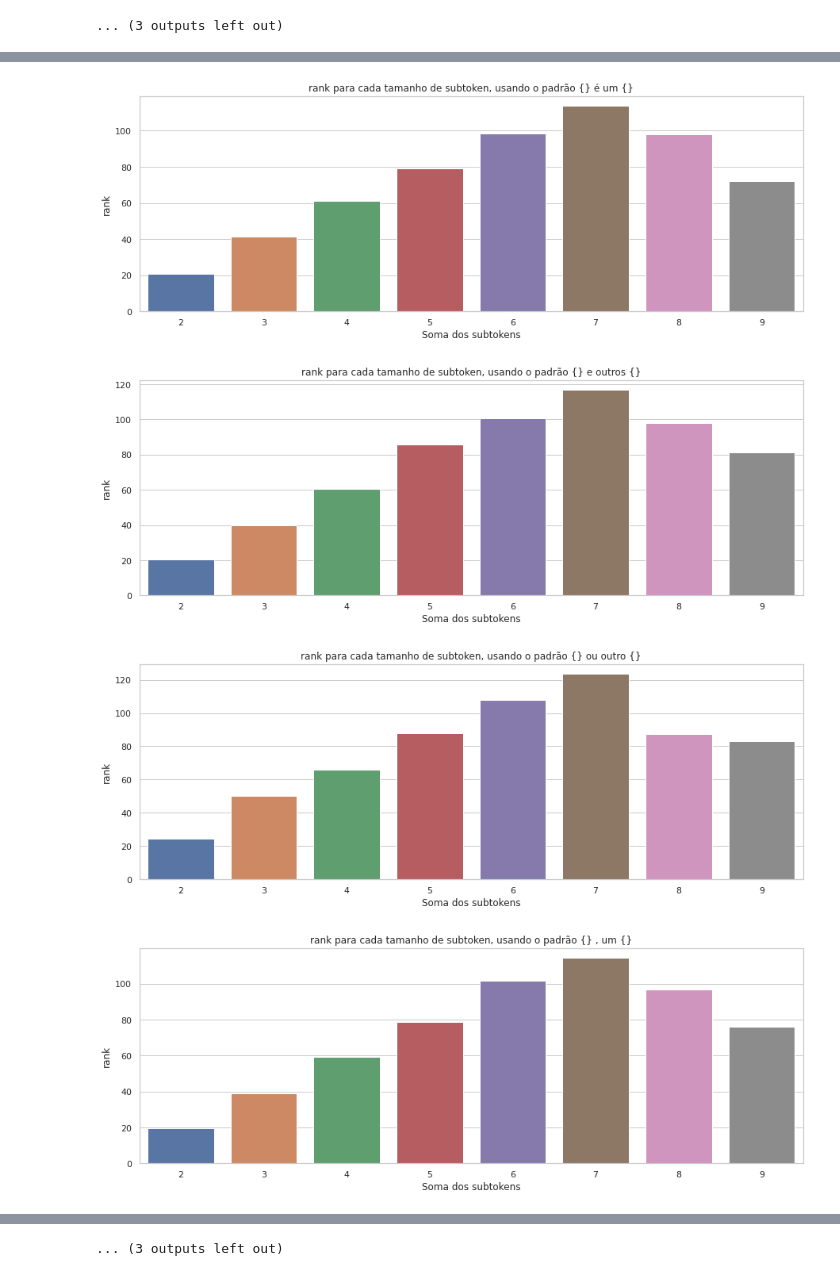
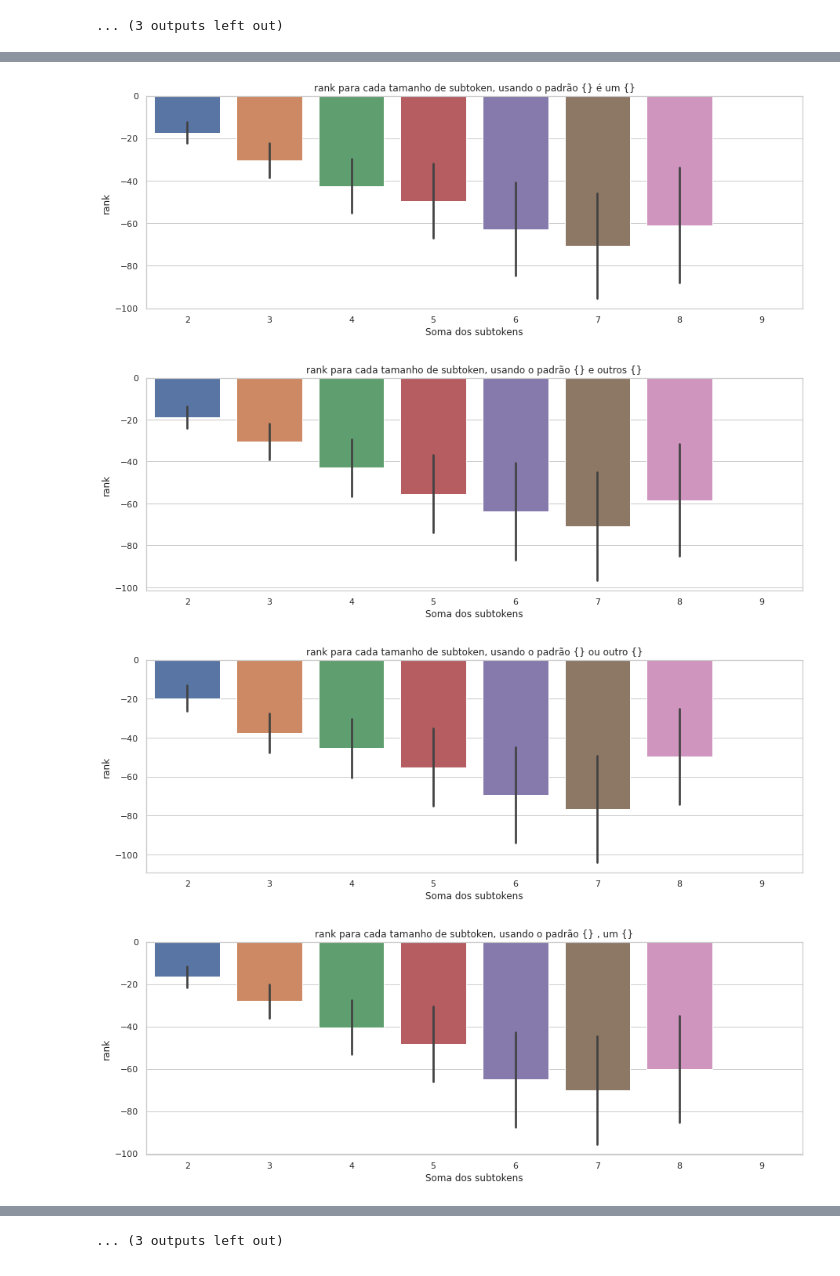
Before and after one commit to eraldoluis/hyper_bert, a Jupyter notebook: nb/pair_score_n-subtoken_z-score-logsumexp.ipynb, the cells around one changed output, grey strips where cells are left out. Cells and saved outputs as stored; diff of their text form; code cells hidden in the pictures.

```diff
--- a/nb/pair_score_n-subtoken_z-score-logsumexp.ipynb
+++ b/nb/pair_score_n-subtoken_z-score-logsumexp.ipynb
@@ -127,7 +131,7 @@ for p in pattern_unique:
 # %%
 #rank soma_total - Z
 
-df['rank'] = df['soma_total'] = df['Z']
+df['rank'] = df['soma_total'] - df['Z']
 
 
 for p in pattern_unique:
@@ -141,4 +145,4 @@ for p in pattern_unique:
-[figure, old version]
+[figure, new version]
-[figure, old version]
+[figure, new version]
-[figure, old version]
+[figure, new version]
-[figure, old version]
+[figure, new version]
```
Also changed, not shown: parts of 4 cells of this notebook.
